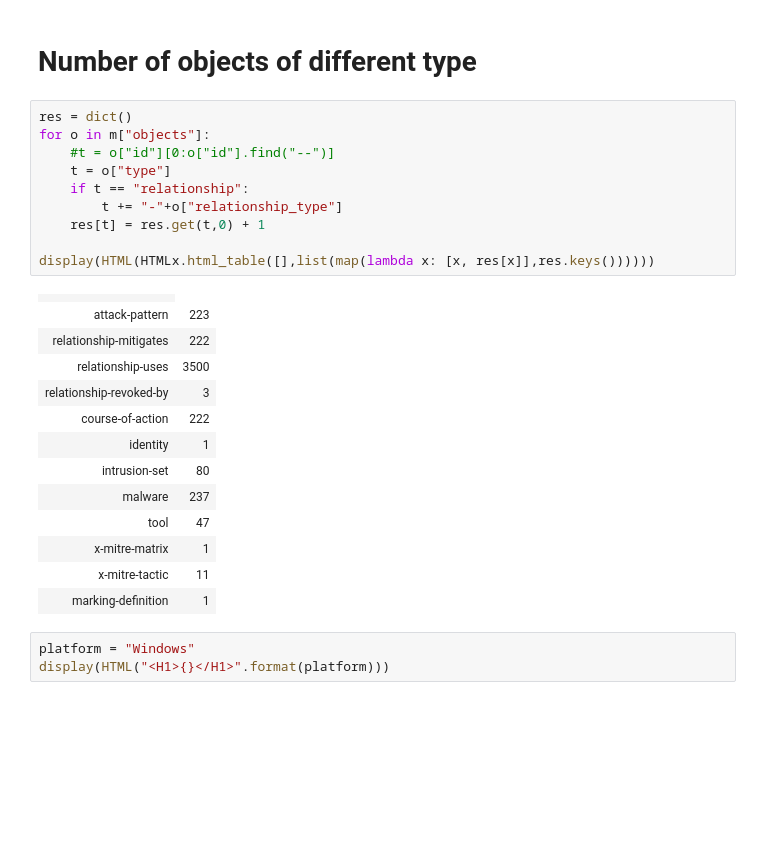
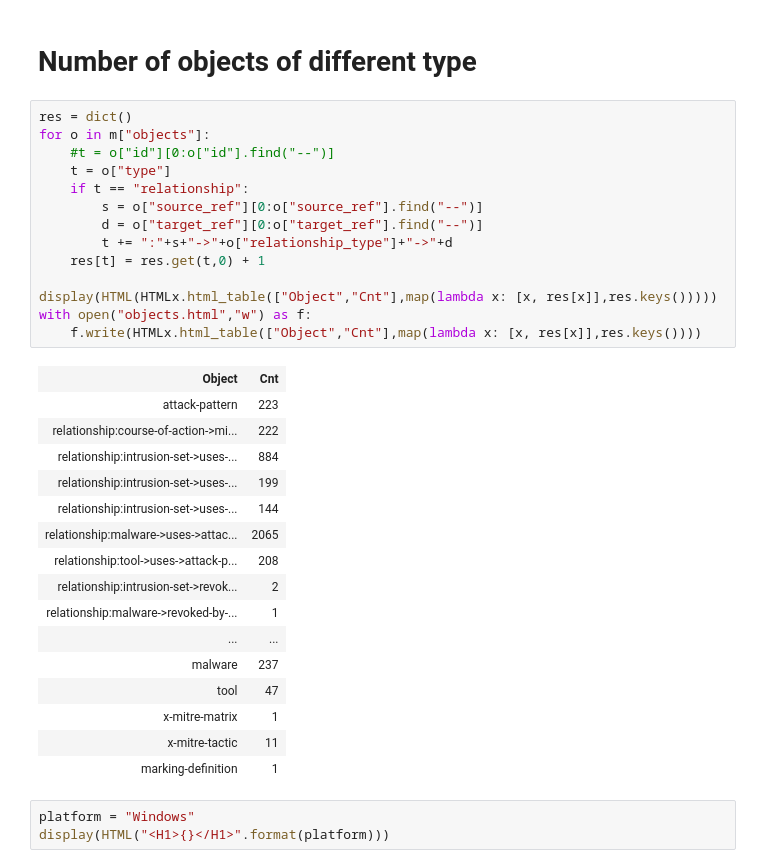
Before and after one commit to votadlos/MITRE, a Jupyter notebook: mitre-enterprise.ipynb, the cells around one changed output. Drawn from its saved outputs; the diff is of its cells as text; blank space fills up the shorter version.

```diff
--- a/mitre-enterprise.ipynb
+++ b/mitre-enterprise.ipynb
@@ -36,22 +33,29 @@ print( len(m["objects"]))
 # %%
 res = dict()
 for o in m["objects"]:
     #t = o["id"][0:o["id"].find("--")]
     t = o["type"]
     if t == "relationship":
-        t += "-"+o["relationship_type"]
+        s = o["source_ref"][0:o["source_ref"].find("--")]
+        d = o["target_ref"][0:o["target_ref"].find("--")]
+        t += ":"+s+"->"+o["relationship_type"]+"->"+d
     res[t] = res.get(t,0) + 1
 
-display(HTML(HTMLx.html_table([],list(map(lambda x: [x, res[x]],res.keys())))))
+display(HTML(HTMLx.html_table(["Object","Cnt"],map(lambda x: [x, res[x]],res.keys()))))
+with open("objects.html","w") as f:
+    f.write(HTMLx.html_table(["Object","Cnt"],map(lambda x: [x, res[x]],res.keys())))
 # %% [output]
-|  |
+| Object | Cnt |
 | attack-pattern | 223 |
-| relationship-mitigates | 222 |
-| relationship-uses | 3500 |
-| relationship-revoked-by | 3 |
-| course-of-action | 222 |
-| identity | 1 |
-| intrusion-set | 80 |
+| relationship:course-of-action->mi... | 222 |
+| relationship:intrusion-set->uses-... | 884 |
+| relationship:intrusion-set->uses-... | 199 |
+| relationship:intrusion-set->uses-... | 144 |
+| relationship:malware->uses->attac... | 2065 |
+| relationship:tool->uses->attack-p... | 208 |
+| relationship:intrusion-set->revok... | 2 |
+| relationship:malware->revoked-by-... | 1 |
+| ... | ... |
 | malware | 237 |
 | tool | 47 |
 | x-mitre-matrix | 1 |
```
Also changed, not shown: parts of 4 cells of this notebook, 2 other files.
